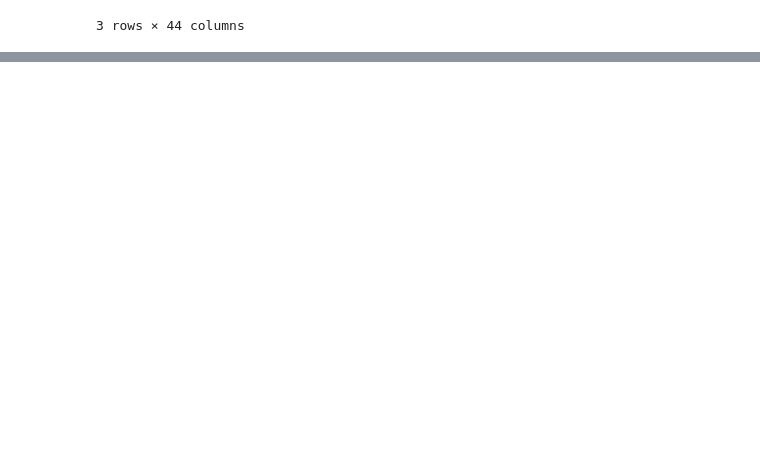
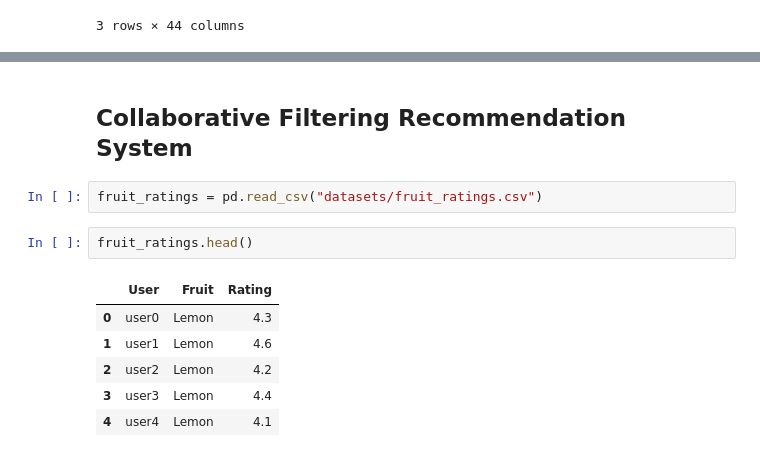
Before and after one commit to Darknight47/Data-Science-Projects-03, a Jupyter notebook: Recommender.ipynb, the cells around one changed output, grey strips where cells are left out. Saved outputs shown, nothing was run; the diff lists cells and outputs as text; blank space fills up the shorter version.

Commit message:
collaborative filtering rec system

```diff
--- a/Recommender.ipynb
+++ b/Recommender.ipynb
@@ -161,0 +217,13 @@ cosine_df.head(3)
+# %% [markdown]
+## Collaborative Filtering Recommendation System
+# %%
+fruit_ratings = pd.read_csv("datasets/fruit_ratings.csv")
+# %%
+fruit_ratings.head()
+# %% [output]
+|  | User | Fruit | Rating |
+| 0 | user0 | Lemon | 4.3 |
+| 1 | user1 | Lemon | 4.6 |
+| 2 | user2 | Lemon | 4.2 |
+| 3 | user3 | Lemon | 4.4 |
+| 4 | user4 | Lemon | 4.1 |
```
Also changed, not shown: parts of 9 cells of this notebook.
